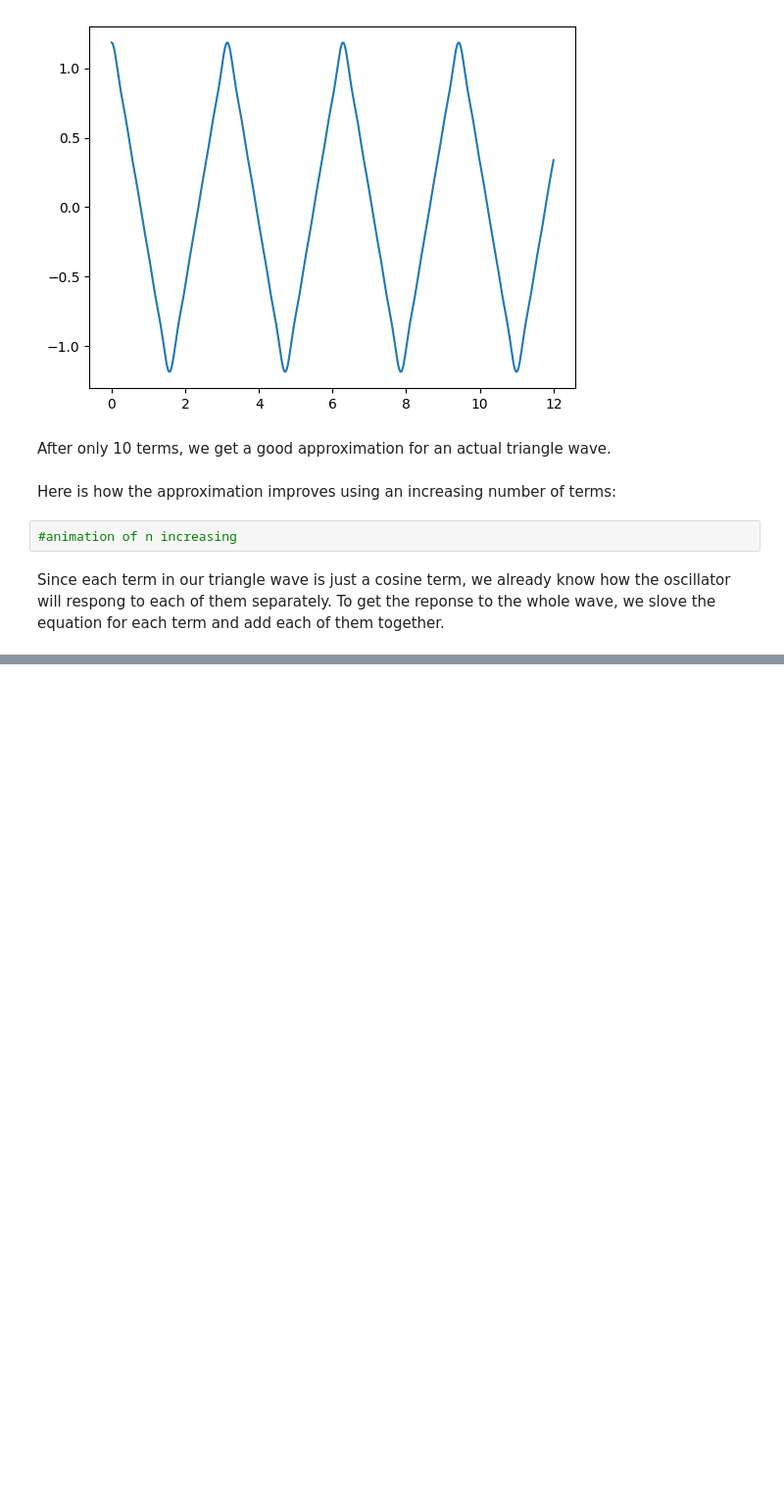
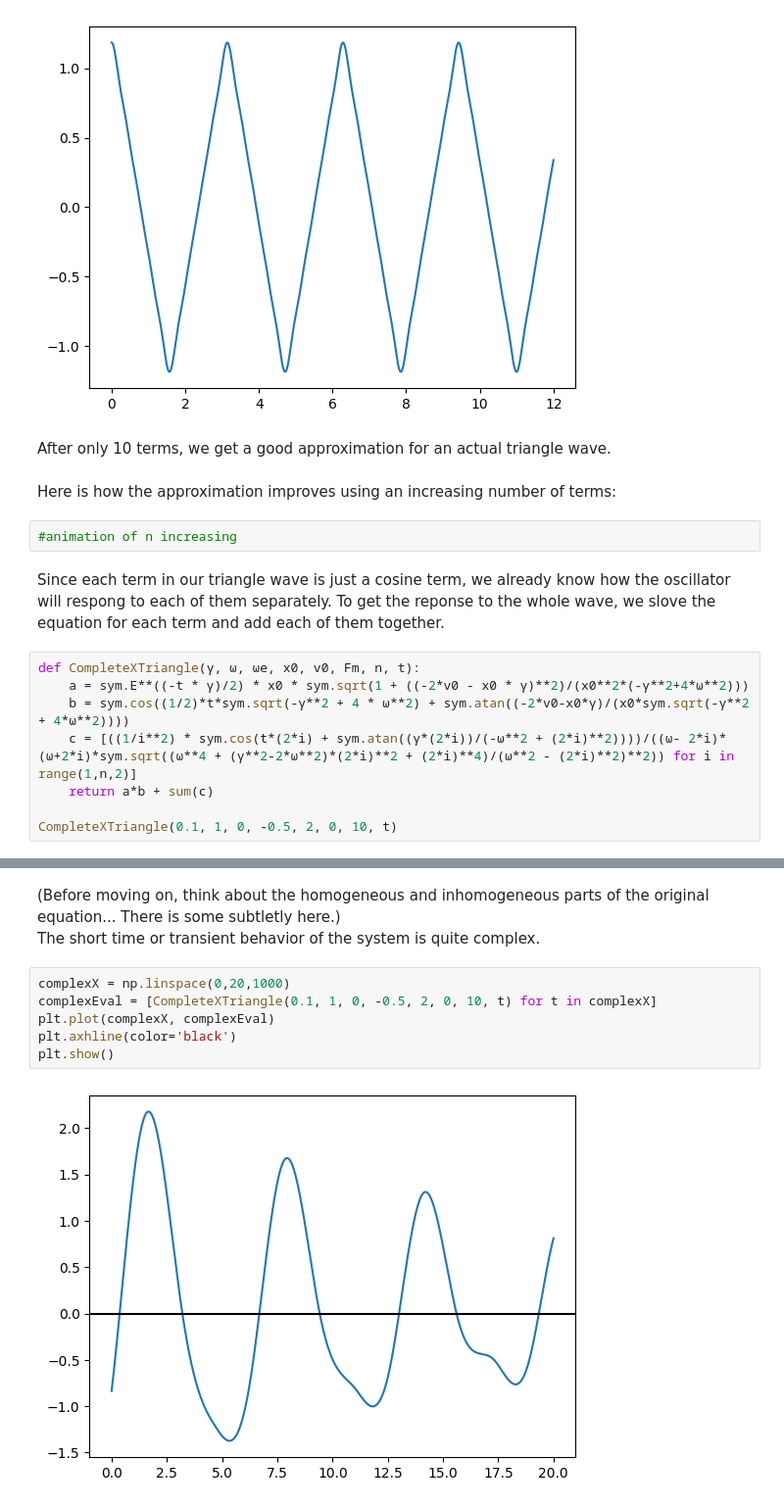
Before and after one commit to brinerk/LabsCapstone, a Jupyter notebook: Lab14/Lab14.ipynb, the cells around one changed output, grey strips where cells are left out. Shown at 98% size. Saved outputs shown, nothing was run; the diff lists cells and outputs as text; blank space fills up the shorter version.

```diff
--- a/Lab14/Lab14.ipynb
+++ b/Lab14/Lab14.ipynb
@@ -346,3 +346,11 @@ Here is how the approximation improves using an increasing number of terms:
 #animation of n increasing
 # %% [markdown]
 Since each term in our triangle wave is just a cosine term, we already know how the oscillator will respong to each of them separately. To get the reponse to the whole wave, we slove the equation for each term and add each of them together.
+# %%
+def CompleteXTriangle(γ, ω, ωe, x0, v0, Fm, n, t):
+    a = sym.E**((-t * γ)/2) * x0 * sym.sqrt(1 + ((-2*v0 - x0 * γ)**2)/(x0**2*(-γ**2+4*ω**2)))
+    b = sym.cos((1/2)*t*sym.sqrt(-γ**2 + 4 * ω**2) + sym.atan((-2*v0-x0*γ)/(x0*sym.sqrt(-γ**2 + 4*ω**2))))
+    c = [((1/i**2) * sym.cos(t*(2*i) + sym.atan((γ*(2*i))/(-ω**2 + (2*i)**2))))/((ω- 2*i)*(ω+2*i)*sym.sqrt((ω**4 + (γ**2-2*ω**2)*(2*i)**2 + (2*i)**4)/(ω**2 - (2*i)**2)**2)) for i in range(1,n,2)]
+    return a*b + sum(c)
+
+CompleteXTriangle(0.1, 1, 0, -0.5, 2, 0, 10, t)
@@ -348,0 +359,12 @@ Since each term in our triangle wave is just a cosine term, we already know how
+# %% [markdown]
+(Before moving on, think about the homogeneous and inhomogeneous parts of the original equation... There is some subtletly here.)
+<br>
+The short time or transient behavior of the system is quite complex.
+# %%
+complexX = np.linspace(0,20,1000)
+complexEval = [CompleteXTriangle(0.1, 1, 0, -0.5, 2, 0, 10, t) for t in complexX]
+plt.plot(complexX, complexEval)
+plt.axhline(color='black')
+plt.show()
+# %% [output]
+[figure, added]
```
Also changed, not shown: parts of 12 cells of this notebook, 1 other file.
